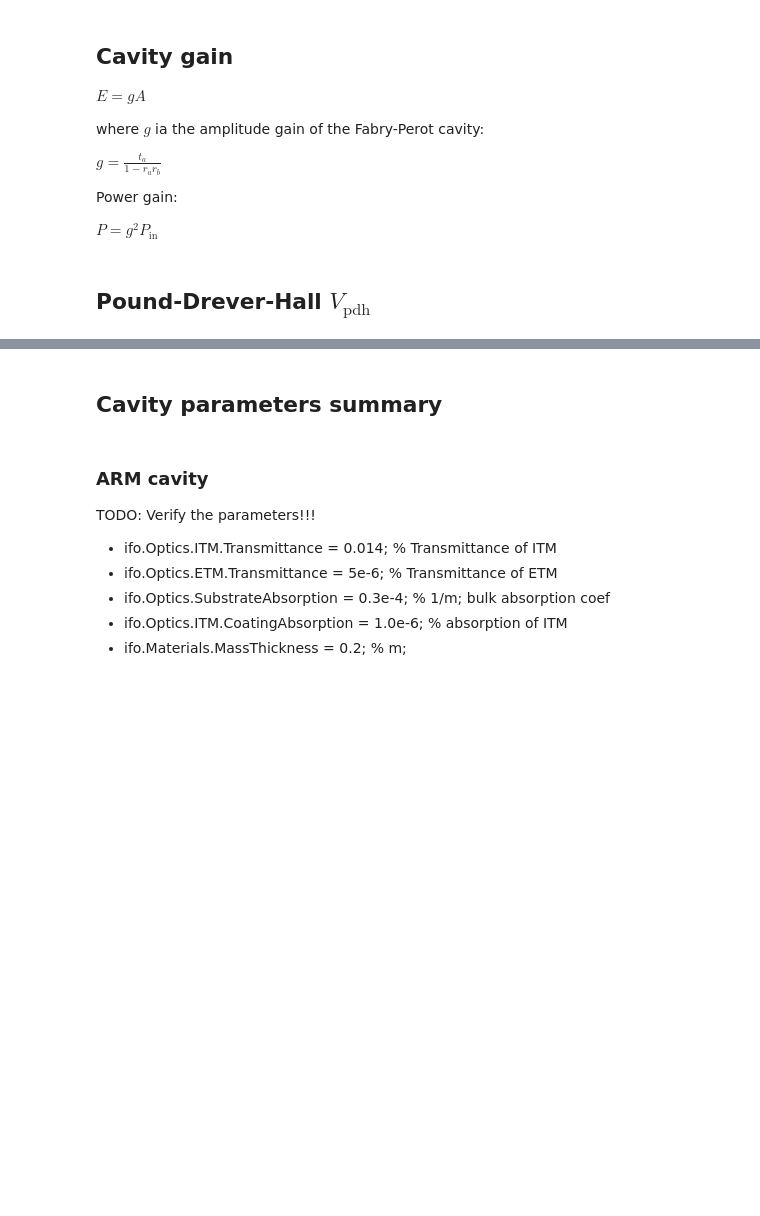
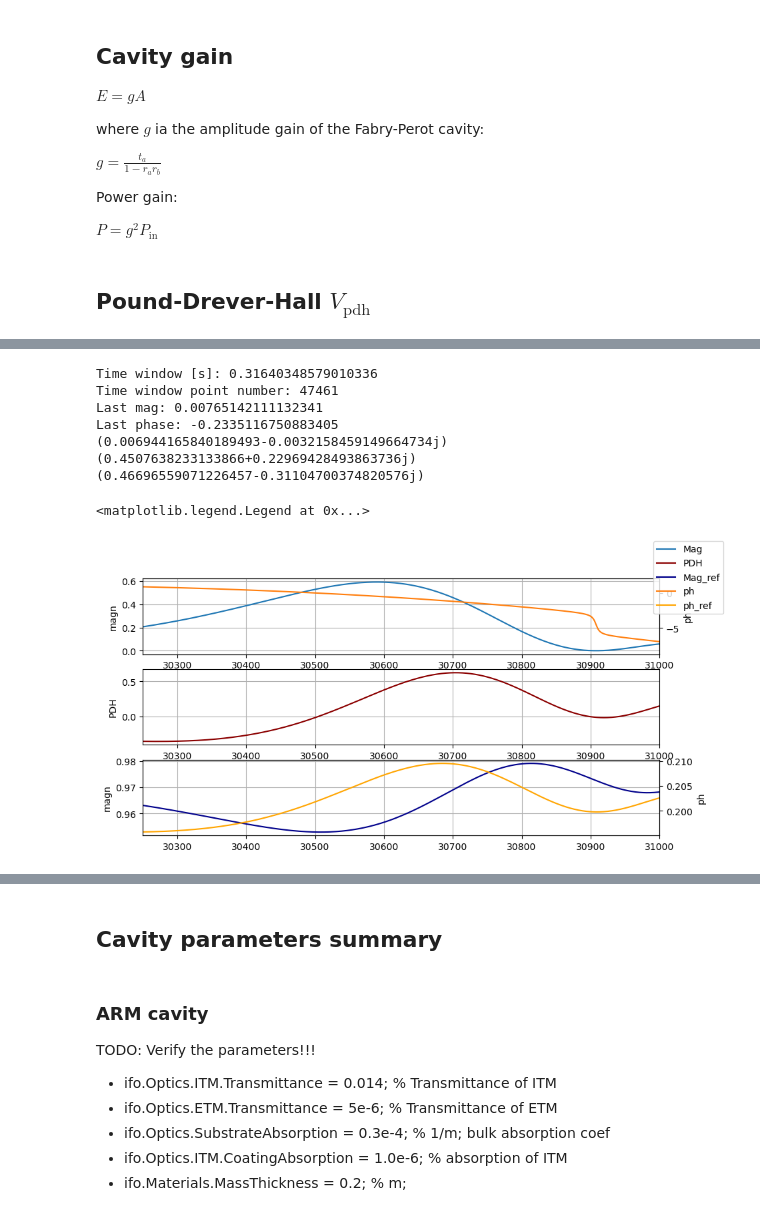
Before and after one commit to matib12/oreonspy, a Jupyter notebook: nb/FP cavity dynamics.ipynb, the cells around one changed output, grey strips where cells are left out. Saved outputs shown, nothing was run; the diff lists cells and outputs as text; code cells hidden in the pictures; blank space fills up the shorter version.

```diff
--- a/nb/FP cavity dynamics.ipynb
+++ b/nb/FP cavity dynamics.ipynb
@@ -196,0 +232,4 @@ plt.show()
+# %%
+ARM = op.Cavity(t_a = 0.01377, r_a = 0.986, r_b = 0.99999, L = 3000., debug=False)
+ARM.simulation(k, 150e3, E_in_init=E_in_init)
+ARM.print_sim_params()
@@ -196,0 +247,76 @@ plt.show()
+# %%
+v = 1*v_cr(ARM)
+d_zeta = v*ARM.Theta
+
+points, tdata = time_window(v, ARM, number_of_FSR=1.)
+s = np.zeros(points)
+s_ref = np.zeros(points)
+ph = np.zeros(points)
+ph_ref = np.zeros(points)
+pdh = np.zeros(points)
+ph_step = 2.*np.pi/points
+for i in range(points):
+    #d_zeta = 0.
+    #x = TEst.sim_step(d_zeta, E_in_curr=E_in_init)
+    #E_in_curr = E_in_init*np.exp(ph_step*1.j*i)
+    E_in_curr = 1.
+    #x = TEst.sim_2mirr(d_zeta_2=d_zeta, d_zeta_1=d_zeta, E_in_curr=E_in_curr)
+    E, E_ref = ARM.sim_step(d_zeta=d_zeta, d_zeta_in=0., E_in_laser=E_in_init)
+    s[i] = np.abs(E)**2
+    s_ref[i] = np.abs(E_ref)**2
+    ph[i] = np.angle(E)
+    ph_ref[i] = np.angle(E_ref)
+    pdh[i] = V_pdh(0., E_in_curr, E)
+
+
+#    print(TEst.E_last)
+
+print("Last mag: {0}".format(np.abs(E)))
+print("Last phase: {0}".format(np.angle(E)))
+#print(d_zeta)
+
+phi = ARM.airy_phi
+print(phi)
+print(ARM.Airy(phi=phi))
+print(ARM.E_adiabatic(1., phi=phi))
+
+#fig = plt.figure()
+fig, ax = plt.subplots(3, 1)
+#ax = fig.add_subplot(111)
+ax[0].plot(s, label="Mag")
+ax[0].grid()
+ax[0].set_ylabel("magn")
+
+
+#ax[1] = fig.add_subplot(212)
+ax[1].plot(pdh, label="PDH", c="darkred")
+ax[1].set_ylabel("PDH")
+ax[1].grid()
+
+ax[2].plot(s_ref, label="Mag_ref", color='darkblue')
+ax[2].set_ylabel("magn")
+ax[2].grid()
+
+for i in range(3):
+    ax[i].set_xlim(30250,31000)
+
+ax2 = ax[0].twinx()
+ax2.plot(np.unwrap(ph), label="ph", color='tab:orange')
+ax3 = ax[2].twinx()
+ax3.plot(np.unwrap(ph_ref), label="ph_ref", color='orange')
+ax2.set_ylabel("ph")
+ax2.tick_params(axis='y')
+ax3.set_ylabel("ph")
+ax3.tick_params(axis='y')
+
+fig.legend()
+# %% [output]
+Time window [s]: 0.31640348579010336
+Time window point number: 47461
+Last mag: 0.00765142111132341
+Last phase: -0.2335116750883405
+(0.006944165840189493-0.0032158459149664734j)
+(0.4507638233133866+0.22969428493863736j)
+(0.46696559071226457-0.31104700374820576j)
+<matplotlib.legend.Legend at 0x...>
+[figure, added]
```
Also changed, not shown: parts of 10 cells of this notebook.
